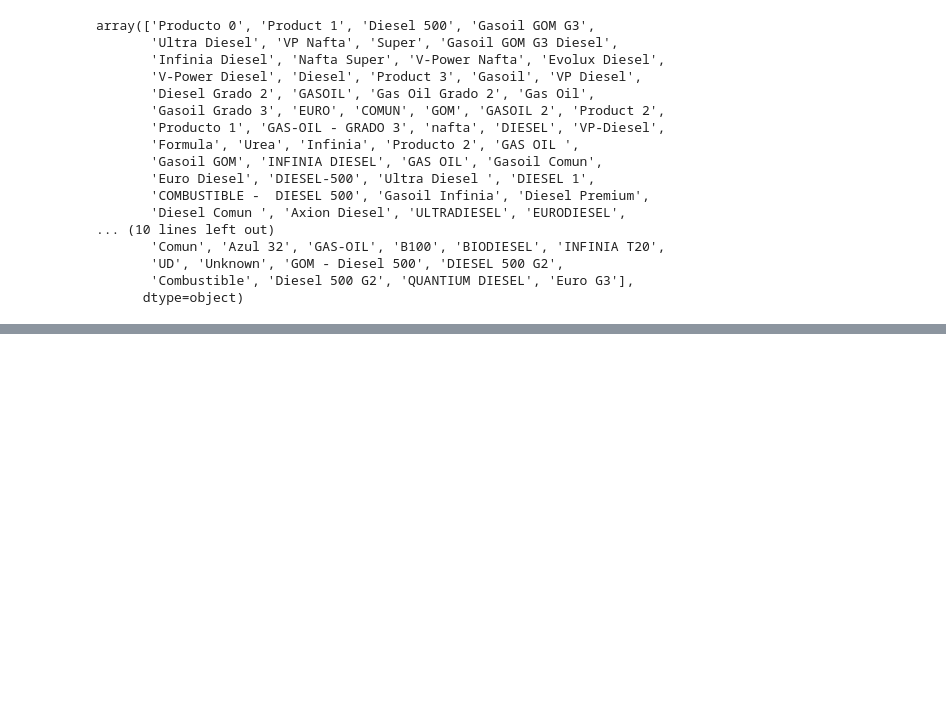
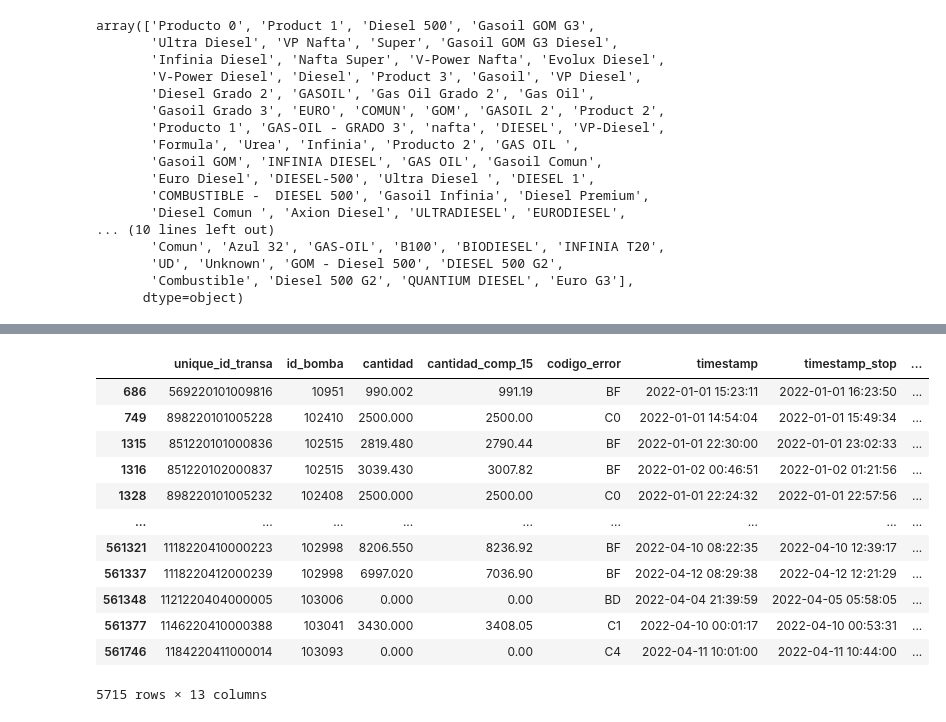
Before and after one commit to v-yunusic/REPO-PYTHON-VY, a Jupyter notebook: transacciones-surtidor-2022/bencinera_2022.ipynb, the cells around one changed output, grey strips where cells are left out. Drawn from its saved outputs; the diff is of its cells as text; code cells hidden in the pictures; blank space fills up the shorter version.

```diff
--- a/transacciones-surtidor-2022/bencinera_2022.ipynb
+++ b/transacciones-surtidor-2022/bencinera_2022.ipynb
@@ -264,0 +439,16 @@ array(['Producto 0', 'Product 1', 'Diesel 500', 'Gasoil GOM G3',
+# %%
+df.loc[df['duracion_carga_seg'] > 30*60]
+# %% [output]
+|  | unique_id_transa | id_bomba | cantidad | cantidad_comp_15 | codigo_error | timestamp | timestamp_stop | ... |
+| 686 | 569220101009816 | 10951 | 990.002 | 991.19 | BF | 2022-01-01 15:23:11 | 2022-01-01 16:23:50 | ... |
+| 749 | 898220101005228 | 102410 | 2500.000 | 2500.00 | C0 | 2022-01-01 14:54:04 | 2022-01-01 15:49:34 | ... |
+| 1315 | 851220101000836 | 102515 | 2819.480 | 2790.44 | BF | 2022-01-01 22:30:00 | 2022-01-01 23:02:33 | ... |
+| 1316 | 851220102000837 | 102515 | 3039.430 | 3007.82 | BF | 2022-01-02 00:46:51 | 2022-01-02 01:21:56 | ... |
+| 1328 | 898220101005232 | 102408 | 2500.000 | 2500.00 | C0 | 2022-01-01 22:24:32 | 2022-01-01 22:57:56 | ... |
+| ... | ... | ... | ... | ... | ... | ... | ... | ... |
+| 561321 | 1118220410000223 | 102998 | 8206.550 | 8236.92 | BF | 2022-04-10 08:22:35 | 2022-04-10 12:39:17 | ... |
+| 561337 | 1118220412000239 | 102998 | 6997.020 | 7036.90 | BF | 2022-04-12 08:29:38 | 2022-04-12 12:21:29 | ... |
+| 561348 | 1121220404000005 | 103006 | 0.000 | 0.00 | BD | 2022-04-04 21:39:59 | 2022-04-05 05:58:05 | ... |
+| 561377 | 1146220410000388 | 103041 | 3430.000 | 3408.05 | C1 | 2022-04-10 00:01:17 | 2022-04-10 00:53:31 | ... |
+| 561746 | 1184220411000014 | 103093 | 0.000 | 0.00 | C4 | 2022-04-11 10:01:00 | 2022-04-11 10:44:00 | ... |
+5715 rows × 13 columns
```
Also changed, not shown: parts of 30 cells of this notebook.
